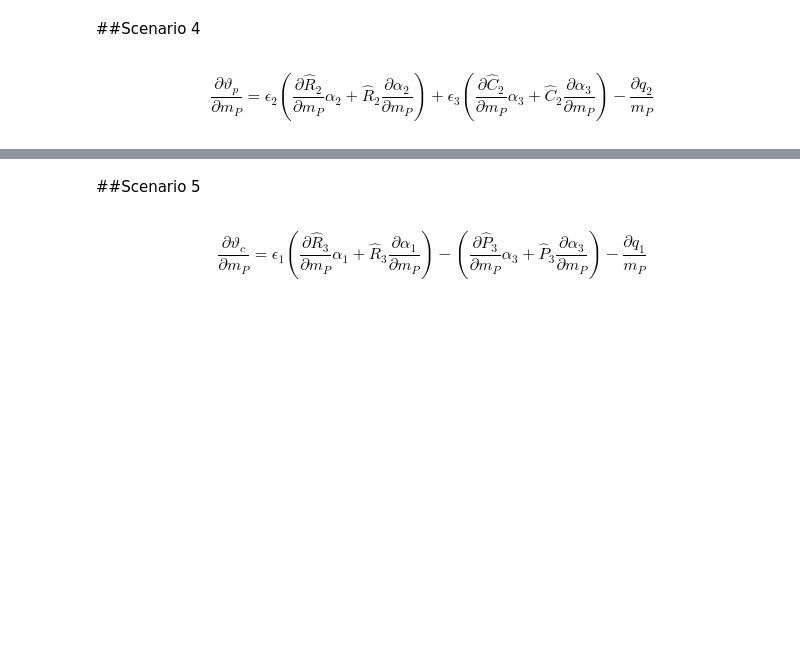
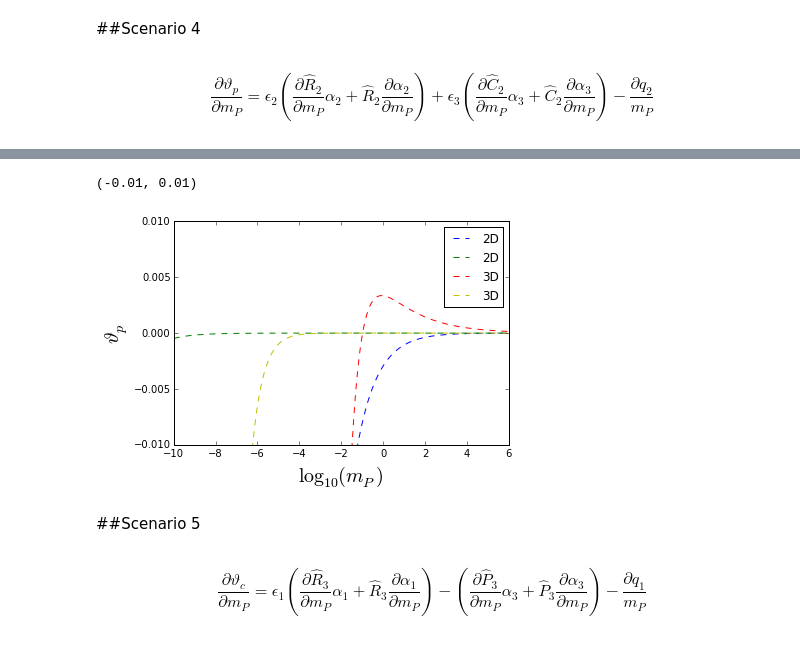
Before and after one commit to Carlos16/Tesis-IGP, a Jupyter notebook: code/Theory/massPredatorInfluence.ipynb, the cells around one changed output, grey strips where cells are left out. Drawn from its saved outputs; the diff is of its cells as text; code cells hidden in the pictures; blank space fills up the shorter version.

```diff
--- a/code/Theory/massPredatorInfluence.ipynb
+++ b/code/Theory/massPredatorInfluence.ipynb
@@ -58,3 +125,16 @@ Where:
+# %%
+fig,axes = plt.subplots()
+axes.plot(np.log10(xRange),F1['I_P_s4'](1e-6,1e-2,xRange),'b--',label ="2D")
+axes.plot(np.log10(xRange),F1['I_P_s4'](1e-1,1e-7,xRange),'g--',label ="2D")
+axes.plot(np.log10(xRange),F2['I_P_s4'](1e-6,1e-2,xRange),'r--',label = "3D")
+axes.plot(np.log10(xRange),F2['I_P_s4'](1e-1,1e-7,xRange),'y--',label = "3D")
+axes.legend(loc ="best")
+axes.set_xlabel(r"$\log_{10}(m_P)$",size=20)
+axes.set_ylabel(r"$\vartheta_p$",size=20)
+axes.set_ylim([-0.01,0.01])
+# %% [output]
+(-0.01, 0.01)
+[figure, added]
 # %% [markdown]
 ##Scenario 5
 # %% [markdown]
```
Also changed, not shown: parts of 14 cells of this notebook, 2 other files.
